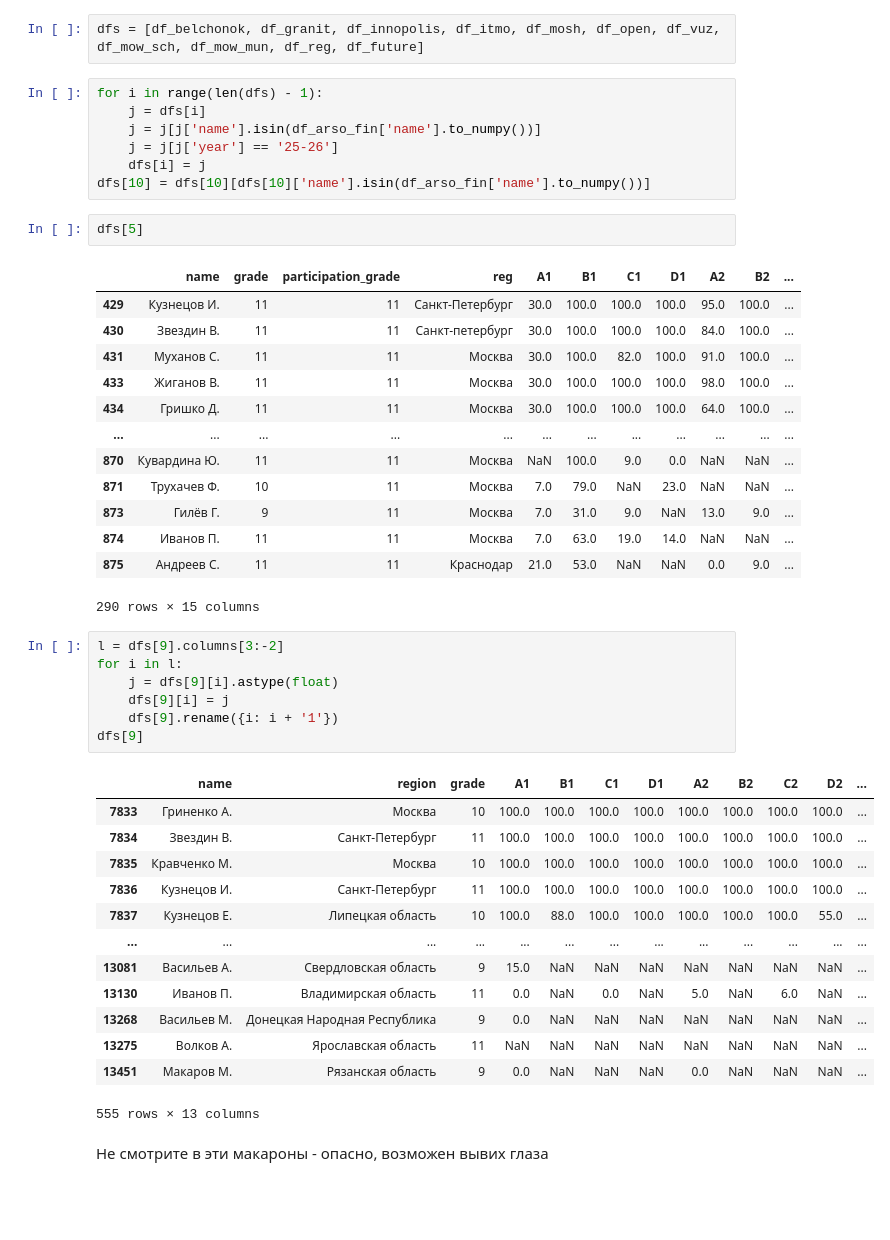
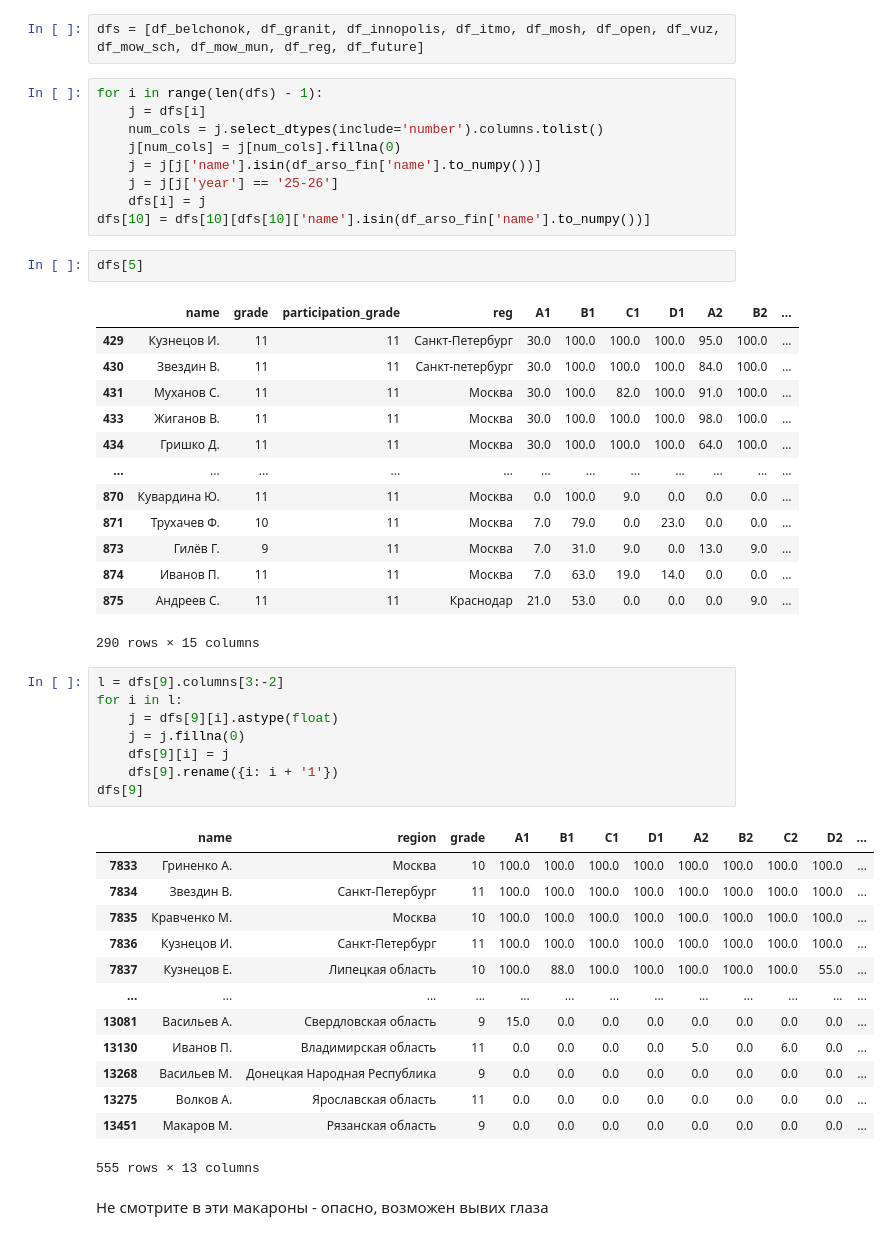
Before and after one commit to VladG00dmanPersonal/LMSH_AI_HACK, a Jupyter notebook: src/pirojban/main.ipynb, the cells around one changed output. Saved outputs shown, nothing was run; the diff lists cells and outputs as text; blank space fills up the shorter version.

```diff
--- a/src/pirojban/main.ipynb
+++ b/src/pirojban/main.ipynb
@@ -128,6 +128,8 @@ dfs = [df_belchonok, df_granit, df_innopolis, df_itmo, df_mosh, df_open, df_vuz,
 # %%
 for i in range(len(dfs) - 1):
     j = dfs[i]
+    num_cols = j.select_dtypes(include='number').columns.tolist()
+    j[num_cols] = j[num_cols].fillna(0)
     j = j[j['name'].isin(df_arso_fin['name'].to_numpy())]
     j = j[j['year'] == '25-26']
     dfs[i] = j
@@ -142,32 +144,33 @@ dfs[5]
 | 433 | Жиганов В. | 11 | 11 | Москва | 30.0 | 100.0 | 100.0 | 100.0 | 98.0 | 100.0 | ... |
 | 434 | Гришко Д. | 11 | 11 | Москва | 30.0 | 100.0 | 100.0 | 100.0 | 64.0 | 100.0 | ... |
 | ... | ... | ... | ... | ... | ... | ... | ... | ... | ... | ... | ... |
-| 870 | Кувардина Ю. | 11 | 11 | Москва | NaN | 100.0 | 9.0 | 0.0 | NaN | NaN | ... |
-| 871 | Трухачев Ф. | 10 | 11 | Москва | 7.0 | 79.0 | NaN | 23.0 | NaN | NaN | ... |
-| 873 | Гилёв Г. | 9 | 11 | Москва | 7.0 | 31.0 | 9.0 | NaN | 13.0 | 9.0 | ... |
-| 874 | Иванов П. | 11 | 11 | Москва | 7.0 | 63.0 | 19.0 | 14.0 | NaN | NaN | ... |
-| 875 | Андреев С. | 11 | 11 | Краснодар | 21.0 | 53.0 | NaN | NaN | 0.0 | 9.0 | ... |
+| 870 | Кувардина Ю. | 11 | 11 | Москва | 0.0 | 100.0 | 9.0 | 0.0 | 0.0 | 0.0 | ... |
+| 871 | Трухачев Ф. | 10 | 11 | Москва | 7.0 | 79.0 | 0.0 | 23.0 | 0.0 | 0.0 | ... |
+| 873 | Гилёв Г. | 9 | 11 | Москва | 7.0 | 31.0 | 9.0 | 0.0 | 13.0 | 9.0 | ... |
+| 874 | Иванов П. | 11 | 11 | Москва | 7.0 | 63.0 | 19.0 | 14.0 | 0.0 | 0.0 | ... |
+| 875 | Андреев С. | 11 | 11 | Краснодар | 21.0 | 53.0 | 0.0 | 0.0 | 0.0 | 9.0 | ... |
 290 rows × 15 columns
 # %%
 l = dfs[9].columns[3:-2]
 for i in l:
     j = dfs[9][i].astype(float)
+    j = j.fillna(0)
     dfs[9][i] = j
     dfs[9].rename({i: i + '1'})
 dfs[9]
 # %% [output]
 |  | name | region | grade | A1 | B1 | C1 | D1 | A2 | B2 | C2 | D2 | ... |
 | 7833 | Гриненко А. | Москва | 10 | 100.0 | 100.0 | 100.0 | 100.0 | 100.0 | 100.0 | 100.0 | 100.0 | ... |
 | 7834 | Звездин В. | Санкт-Петербург | 11 | 100.0 | 100.0 | 100.0 | 100.0 | 100.0 | 100.0 | 100.0 | 100.0 | ... |
 | 7835 | Кравченко М. | Москва | 10 | 100.0 | 100.0 | 100.0 | 100.0 | 100.0 | 100.0 | 100.0 | 100.0 | ... |
 | 7836 | Кузнецов И. | Санкт-Петербург | 11 | 100.0 | 100.0 | 100.0 | 100.0 | 100.0 | 100.0 | 100.0 | 100.0 | ... |
 | 7837 | Кузнецов Е. | Липецкая область | 10 | 100.0 | 88.0 | 100.0 | 100.0 | 100.0 | 100.0 | 100.0 | 55.0 | ... |
 | ... | ... | ... | ... | ... | ... | ... | ... | ... | ... | ... | ... | ... |
-| 13081 | Васильев А. | Свердловская область | 9 | 15.0 | NaN | NaN | NaN | NaN | NaN | NaN | NaN | ... |
-| 13130 | Иванов П. | Владимирская область | 11 | 0.0 | NaN | 0.0 | NaN | 5.0 | NaN | 6.0 | NaN | ... |
-| 13268 | Васильев М. | Донецкая Народная Республика | 9 | 0.0 | NaN | NaN | NaN | NaN | NaN | NaN | NaN | ... |
-| 13275 | Волков А. | Ярославская область | 11 | NaN | NaN | NaN | NaN | NaN | NaN | NaN | NaN | ... |
-| 13451 | Макаров М. | Рязанская область | 9 | 0.0 | NaN | NaN | NaN | 0.0 | NaN | NaN | NaN | ... |
+| 13081 | Васильев А. | Свердловская область | 9 | 15.0 | 0.0 | 0.0 | 0.0 | 0.0 | 0.0 | 0.0 | 0.0 | ... |
+| 13130 | Иванов П. | Владимирская область | 11 | 0.0 | 0.0 | 0.0 | 0.0 | 5.0 | 0.0 | 6.0 | 0.0 | ... |
+| 13268 | Васильев М. | Донецкая Народная Республика | 9 | 0.0 | 0.0 | 0.0 | 0.0 | 0.0 | 0.0 | 0.0 | 0.0 | ... |
+| 13275 | Волков А. | Ярославская область | 11 | 0.0 | 0.0 | 0.0 | 0.0 | 0.0 | 0.0 | 0.0 | 0.0 | ... |
+| 13451 | Макаров М. | Рязанская область | 9 | 0.0 | 0.0 | 0.0 | 0.0 | 0.0 | 0.0 | 0.0 | 0.0 | ... |
 555 rows × 13 columns
 # %% [markdown]
 Не смотрите в эти макароны - опасно, возможен вывих глаза
```
Also changed, not shown: parts of 3 cells of this notebook, 2 other files.
